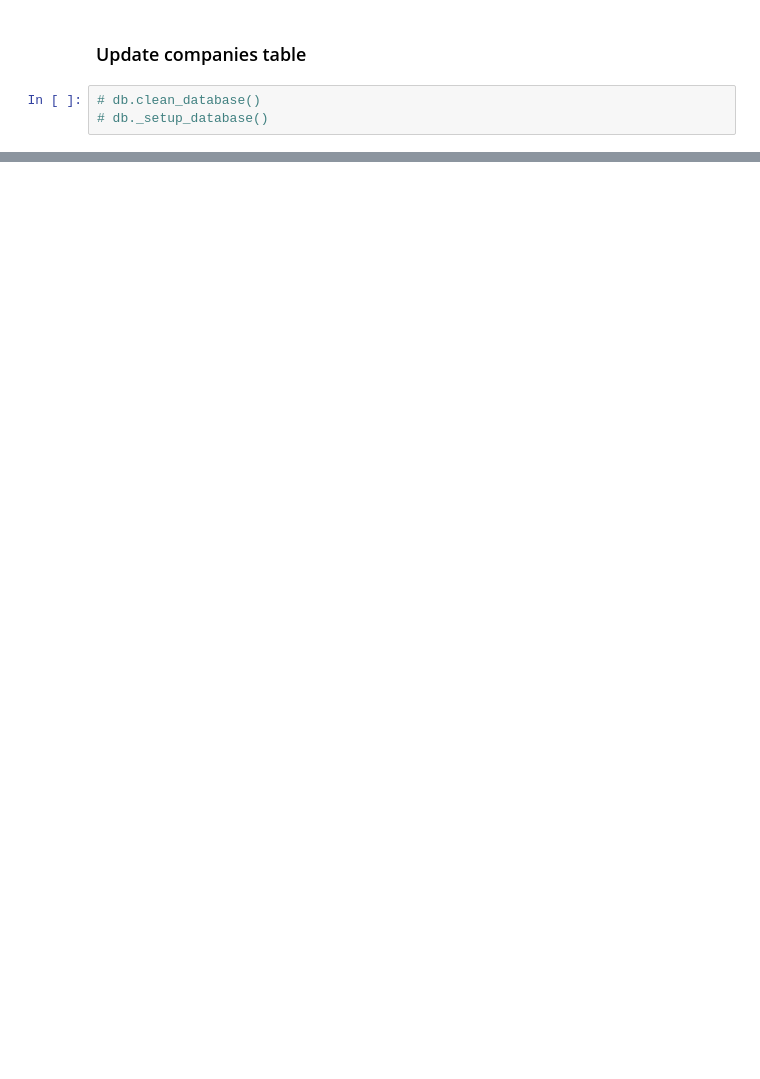
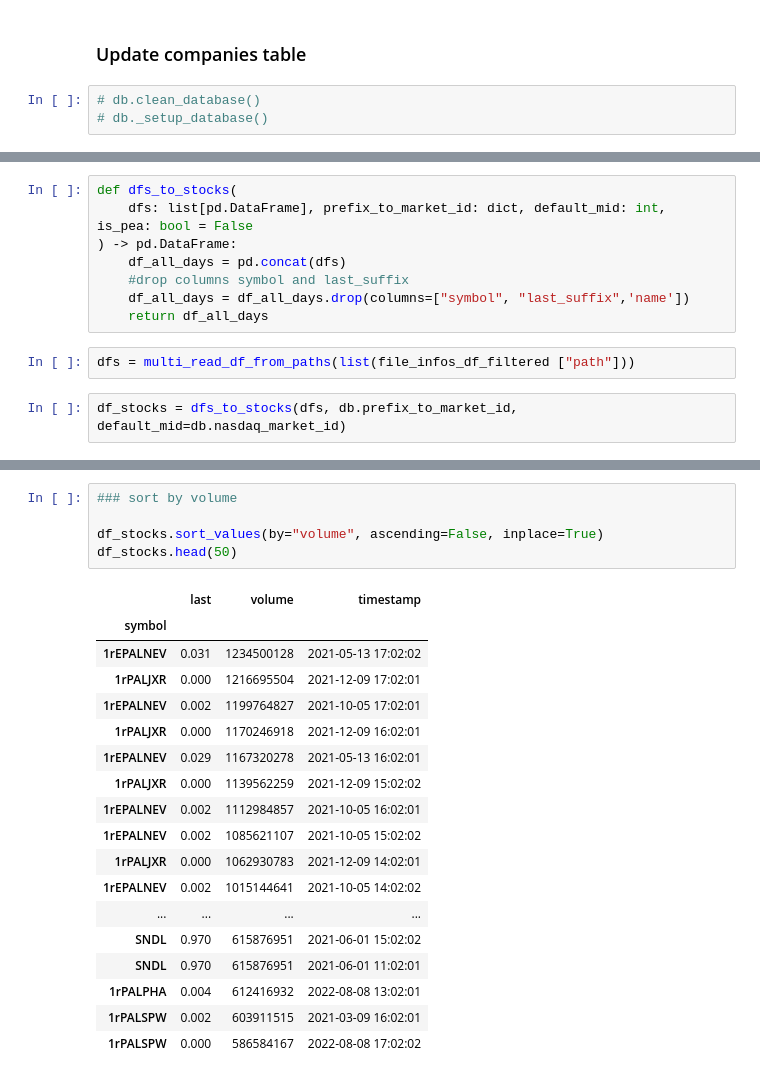
Before and after one commit to camilziane/bourse_big_data, a Jupyter notebook: analyzer/analyzer_playground.ipynb, the cells around one changed output, grey strips where cells are left out. Saved outputs shown, nothing was run; the diff lists cells and outputs as text; blank space fills up the shorter version.

Commit message:
feat(stocks): Init stocks analyze

```diff
--- a/analyzer/analyzer_playground.ipynb
+++ b/analyzer/analyzer_playground.ipynb
@@ -234,0 +244,12 @@ db.df_write(df_companies, "companies", commit=True)
+# %%
+def dfs_to_stocks(
+    dfs: list[pd.DataFrame], prefix_to_market_id: dict, default_mid: int, is_pea: bool = False
+) -> pd.DataFrame:
+    df_all_days = pd.concat(dfs)
+    #drop columns symbol and last_suffix
+    df_all_days = df_all_days.drop(columns=["symbol", "last_suffix",'name'])
+    return df_all_days
+# %%
+dfs = multi_read_df_from_paths(list(file_infos_df_filtered ["path"]))
+# %%
+df_stocks = dfs_to_stocks(dfs, db.prefix_to_market_id, default_mid=db.nasdaq_market_id)
@@ -234,0 +356,24 @@ db.df_write(df_companies, "companies", commit=True)
+# %%
+### sort by volume
+
+df_stocks.sort_values(by="volume", ascending=False, inplace=True)
+df_stocks.head(50)
+# %% [output]
+|  | last | volume | timestamp |
+| symbol |  |  |  |
+| 1rEPALNEV | 0.031 | 1234500128 | 2021-05-13 17:02:02 |
+| 1rPALJXR | 0.000 | 1216695504 | 2021-12-09 17:02:01 |
+| 1rEPALNEV | 0.002 | 1199764827 | 2021-10-05 17:02:01 |
+| 1rPALJXR | 0.000 | 1170246918 | 2021-12-09 16:02:01 |
+| 1rEPALNEV | 0.029 | 1167320278 | 2021-05-13 16:02:01 |
+| 1rPALJXR | 0.000 | 1139562259 | 2021-12-09 15:02:02 |
+| 1rEPALNEV | 0.002 | 1112984857 | 2021-10-05 16:02:01 |
+| 1rEPALNEV | 0.002 | 1085621107 | 2021-10-05 15:02:02 |
+| 1rPALJXR | 0.000 | 1062930783 | 2021-12-09 14:02:01 |
+| 1rEPALNEV | 0.002 | 1015144641 | 2021-10-05 14:02:02 |
+| ... | ... | ... | ... |
+| SNDL | 0.970 | 615876951 | 2021-06-01 15:02:02 |
+| SNDL | 0.970 | 615876951 | 2021-06-01 11:02:01 |
+| 1rPALPHA | 0.004 | 612416932 | 2022-08-08 13:02:01 |
+| 1rPALSPW | 0.002 | 603911515 | 2021-03-09 16:02:01 |
+| 1rPALSPW | 0.000 | 586584167 | 2022-08-08 17:02:02 |
```
Also changed, not shown: parts of 25 cells of this notebook.
